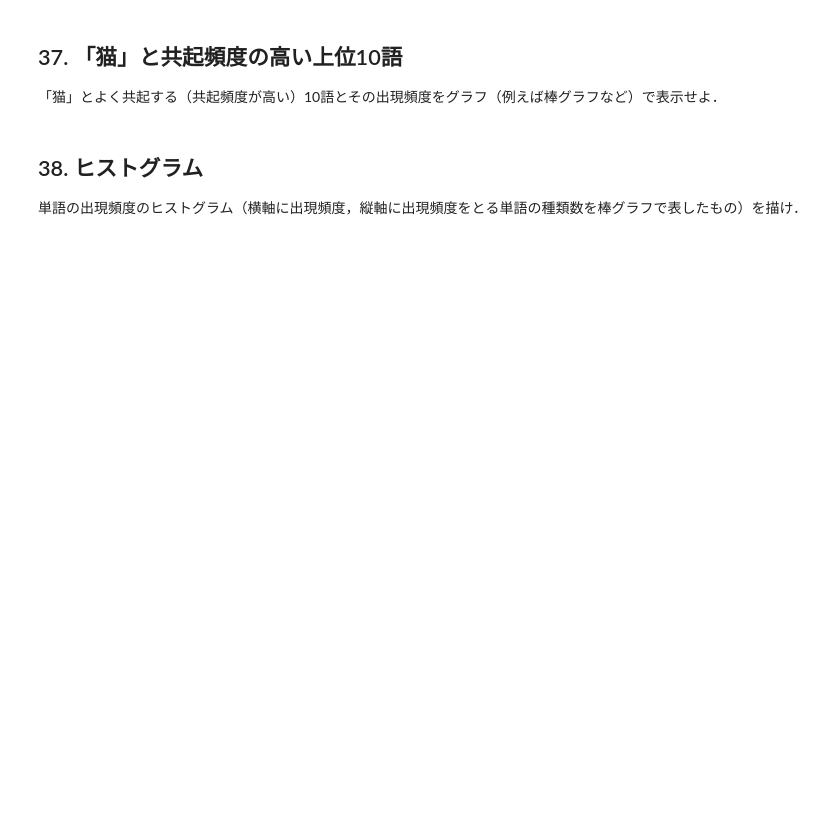
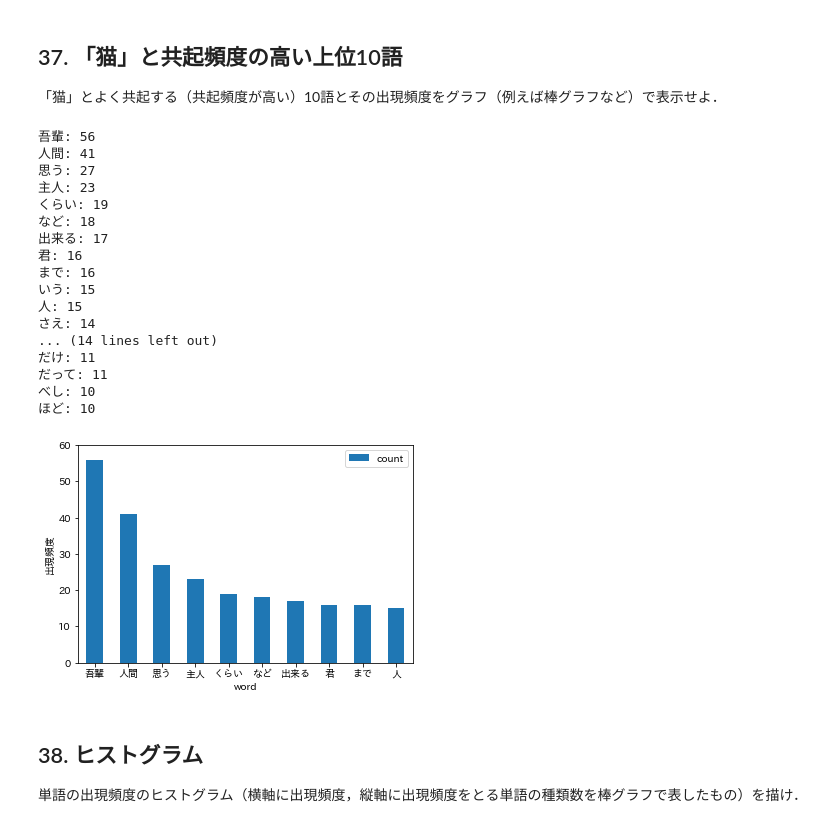
Before and after one commit to tstomoki/nlp100, a Jupyter notebook: 第4章 形態素解析/第4章 形態素解析.ipynb, the cells around one changed output. Saved outputs shown, nothing was run; the diff lists cells and outputs as text; code cells hidden in the pictures; blank space fills up the shorter version.

```diff
--- a/第4章 形態素解析/第4章 形態素解析.ipynb
+++ b/第4章 形態素解析/第4章 形態素解析.ipynb
@@ -108,6 +255,55 @@ result_list
 # %% [markdown]
 ## 37. 「猫」と共起頻度の高い上位10語
 「猫」とよく共起する（共起頻度が高い）10語とその出現頻度をグラフ（例えば棒グラフなど）で表示せよ．
+# %%
+# 「猫」という単語が現れる文中の単語をカウント
+cat_count = {}
+for line_result in result_list:
+    base_line = []
+    for _l in line_result:
+        base = _l['base']
+        if base:
+            base_line.append(base)
+    if '猫' not in ''.join(base_line):
+        continue
+
+    for w_result in line_result:
+        base = w_result['base']
+        if not base:
+            continue
+
+        # stop wordsは除外
+        if base in stop_words:
+            continue
+        cat_count.setdefault(base, 0)
+        cat_count[base] += 1
+
+del cat_count['猫']
+
+display_words = 30
+for word, count in sorted(cat_count.items(), key=lambda x: x[1], reverse=True)[:display_words]:
+    print(f'{word}: {count:,}')
+
+draw_word_bars(cat_count, (0, 60))
+# %% [output]
+吾輩: 56
+人間: 41
+思う: 27
+主人: 23
+くらい: 19
+など: 18
+出来る: 17
+君: 16
+まで: 16
+いう: 15
+人: 15
+さえ: 14
+... (14 lines left out)
+だけ: 11
+だって: 11
+べし: 10
+ほど: 10
+[figure, added]
 # %% [markdown]
 ## 38. ヒストグラム
 単語の出現頻度のヒストグラム（横軸に出現頻度，縦軸に出現頻度をとる単語の種類数を棒グラフで表したもの）を描け．
```
Also changed, not shown: parts of 10 cells of this notebook.
